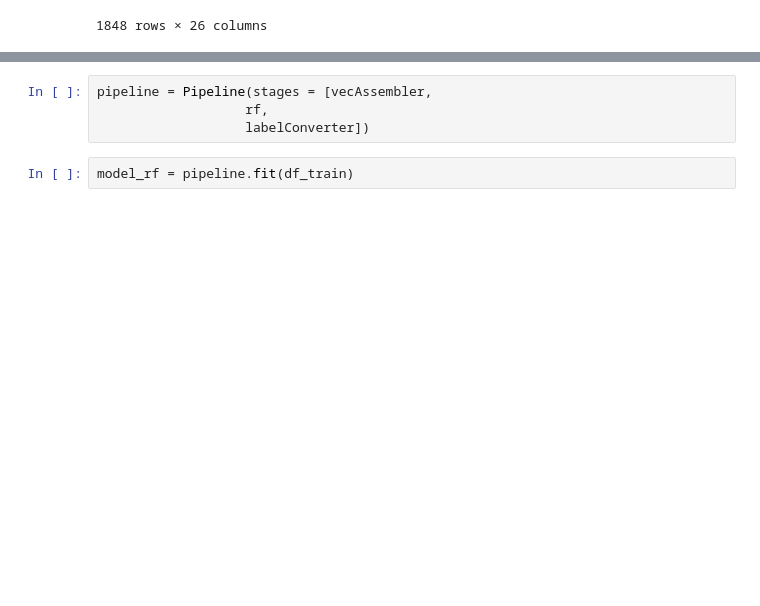
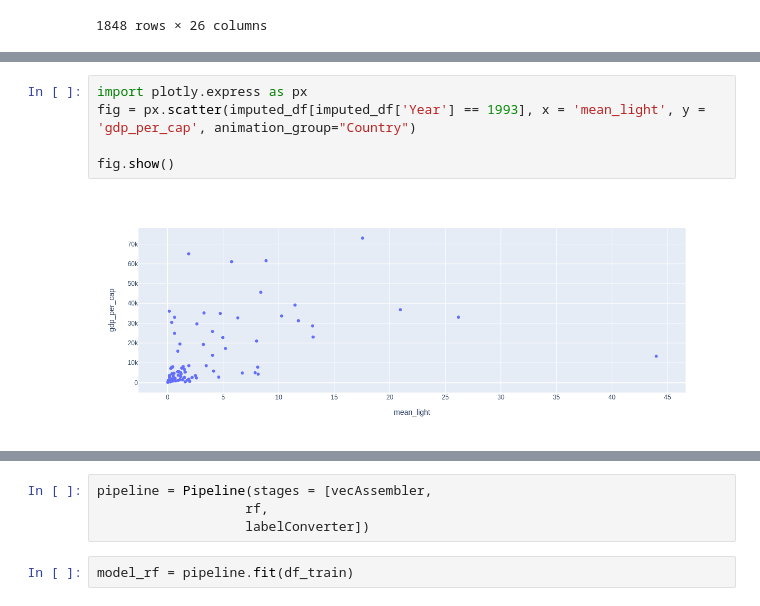
Before and after one commit to AndersonMonken/ANLY502_Spring2020_Project, a Jupyter notebook: Merging_Data.ipynb, the cells around one changed output, grey strips where cells are left out. Cells and saved outputs as stored; diff of their text form; blank space fills up the shorter version.

```diff
--- a/Merging_Data.ipynb
+++ b/Merging_Data.ipynb
@@ -311,0 +335,7 @@ imputed_df
+# %%
+import plotly.express as px
+fig = px.scatter(imputed_df[imputed_df['Year'] == 1993], x = 'mean_light', y = 'gdp_per_cap', animation_group="Country")
+
+fig.show()
+# %% [output]
+[figure, added]
```
Also changed, not shown: parts of 4 cells of this notebook, 3 other files.
